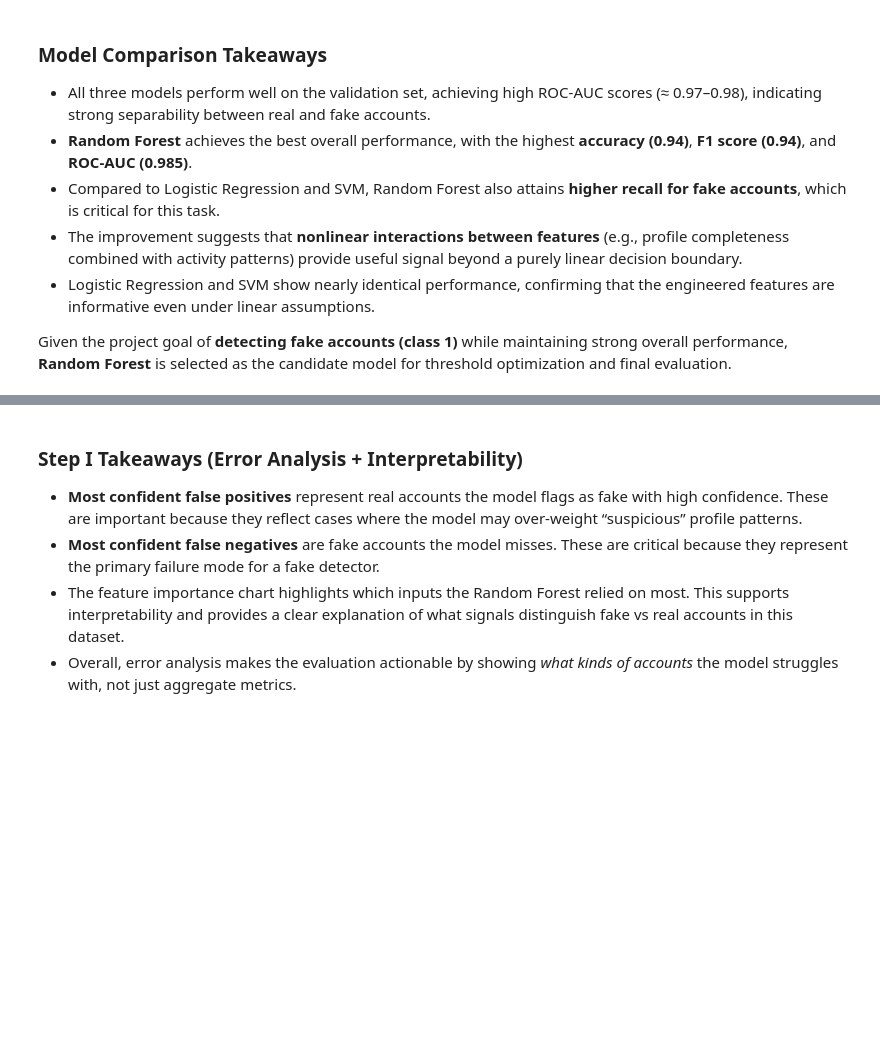
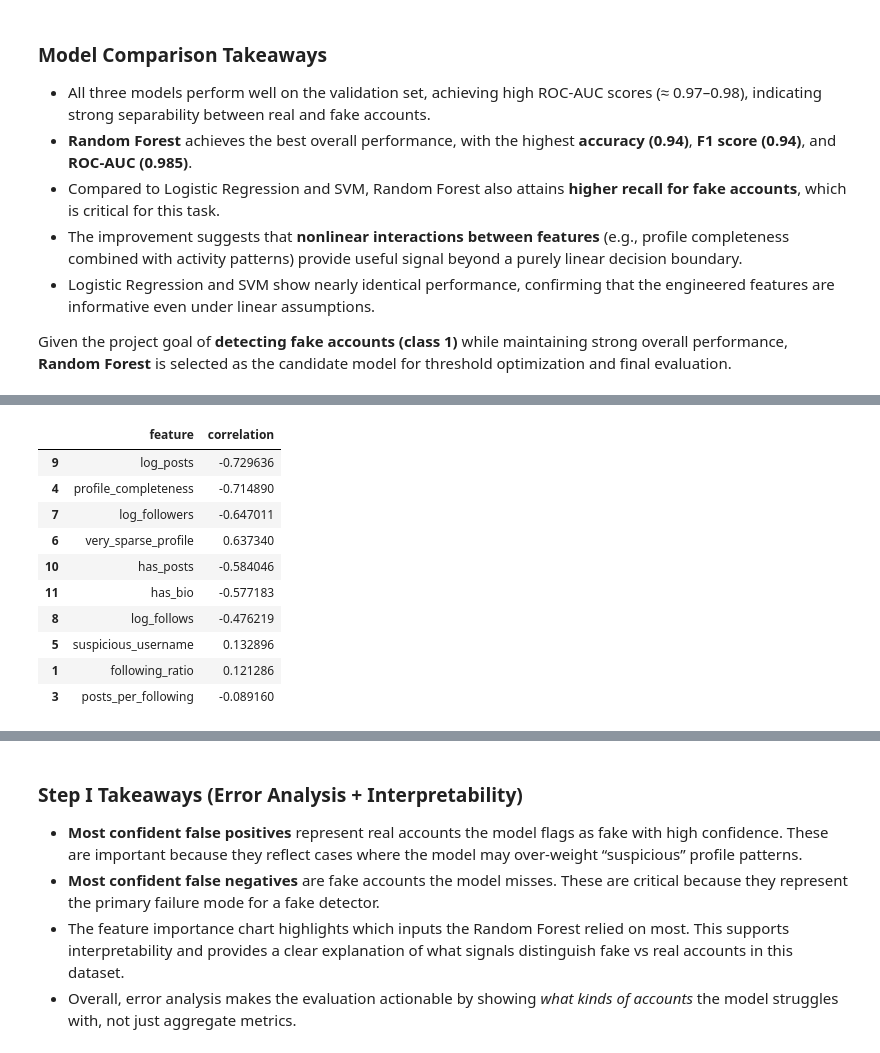
Before and after one commit to HivanshD/insta-fake-detector, a Jupyter notebook: notebooks/mainnotebook.ipynb, the cells around one changed output, grey strips where cells are left out. Saved outputs shown, nothing was run; the diff lists cells and outputs as text; code cells hidden in the pictures; blank space fills up the shorter version.

```diff
--- a/notebooks/mainnotebook.ipynb
+++ b/notebooks/mainnotebook.ipynb
@@ -537,0 +549,65 @@ for threshold optimization and final evaluation.
+# %%
+def engineer_features(df):
+    """
+    Create derived features that capture behavioral patterns.
+    Returns a new dataframe with additional engineered features.
+    """
+    df = df.copy()
+
+    # 1. Follower/Following Ratios
+    df['follower_ratio'] = df['#followers'] / (df['#follows'] + 1)
+    df['following_ratio'] = df['#follows'] / (df['#followers'] + 1)
+
+    # 2. Engagement Rates
+    df['engagement_rate'] = df['#posts'] / (df['#followers'] + 1)
+    df['posts_per_following'] = df['#posts'] / (df['#follows'] + 1)
+
+    # 3. Profile Completeness Score
+    df['profile_completeness'] = (
+        df['profile pic'] +
+        df['external URL'] +
+        (df['description length'] > 0).astype(int)
+    ) / 3
+
+    # 4. Suspicious Pattern Indicators
+    df['suspicious_username'] = (
+        (df['name==username'] == 1) &
+        (df['nums/length username'] > 0.3)
+    ).astype(int)
+
+    df['very_sparse_profile'] = (
+        (df['profile pic'] == 0) &
+        (df['description length'] == 0) &
+        (df['external URL'] == 0)
+    ).astype(int)
+
+    # 5. Log transforms for skewed features
+    df['log_followers'] = np.log1p(df['#followers'])
+    df['log_follows'] = np.log1p(df['#follows'])
+    df['log_posts'] = np.log1p(df['#posts'])
+
+    # 6. Binary indicators
+    df['has_posts'] = (df['#posts'] > 0).astype(int)
+    df['has_bio'] = (df['description length'] > 0).astype(int)
+
+    return df
+
+# Apply feature engineering
+print("Applying feature engineering...")
+X_train_fe = engineer_features(X_train)
+X_val_fe = engineer_features(X_val)
+
+print(f"\nOriginal features: {X_train.shape[1]}")
+print(f"After engineering: {X_train_fe.shape[1]}")
+print(f"New features added: {X_train_fe.shape[1] - X_train.shape[1]}")
+
+# Show correlation of new features with target
+new_features = [col for col in X_train_fe.columns if col not in X_train.columns]
+correlation_with_target = pd.DataFrame({
+    'feature': new_features,
+    'correlation': [X_train_fe[col].corr(y_train) for col in new_features]
+}).sort_values('correlation', key=abs, ascending=False)
+
+
+display(correlation_with_target.head(10))
+# %% [output]
@@ -537,0 +619,11 @@ for threshold optimization and final evaluation.
+|  | feature | correlation |
+| 9 | log_posts | -0.729636 |
+| 4 | profile_completeness | -0.714890 |
+| 7 | log_followers | -0.647011 |
+| 6 | very_sparse_profile | 0.637340 |
+| 10 | has_posts | -0.584046 |
+| 11 | has_bio | -0.577183 |
+| 8 | log_follows | -0.476219 |
+| 5 | suspicious_username | 0.132896 |
+| 1 | following_ratio | 0.121286 |
+| 3 | posts_per_following | -0.089160 |
```
Also changed, not shown: parts of 27 cells of this notebook, 5 other files.
